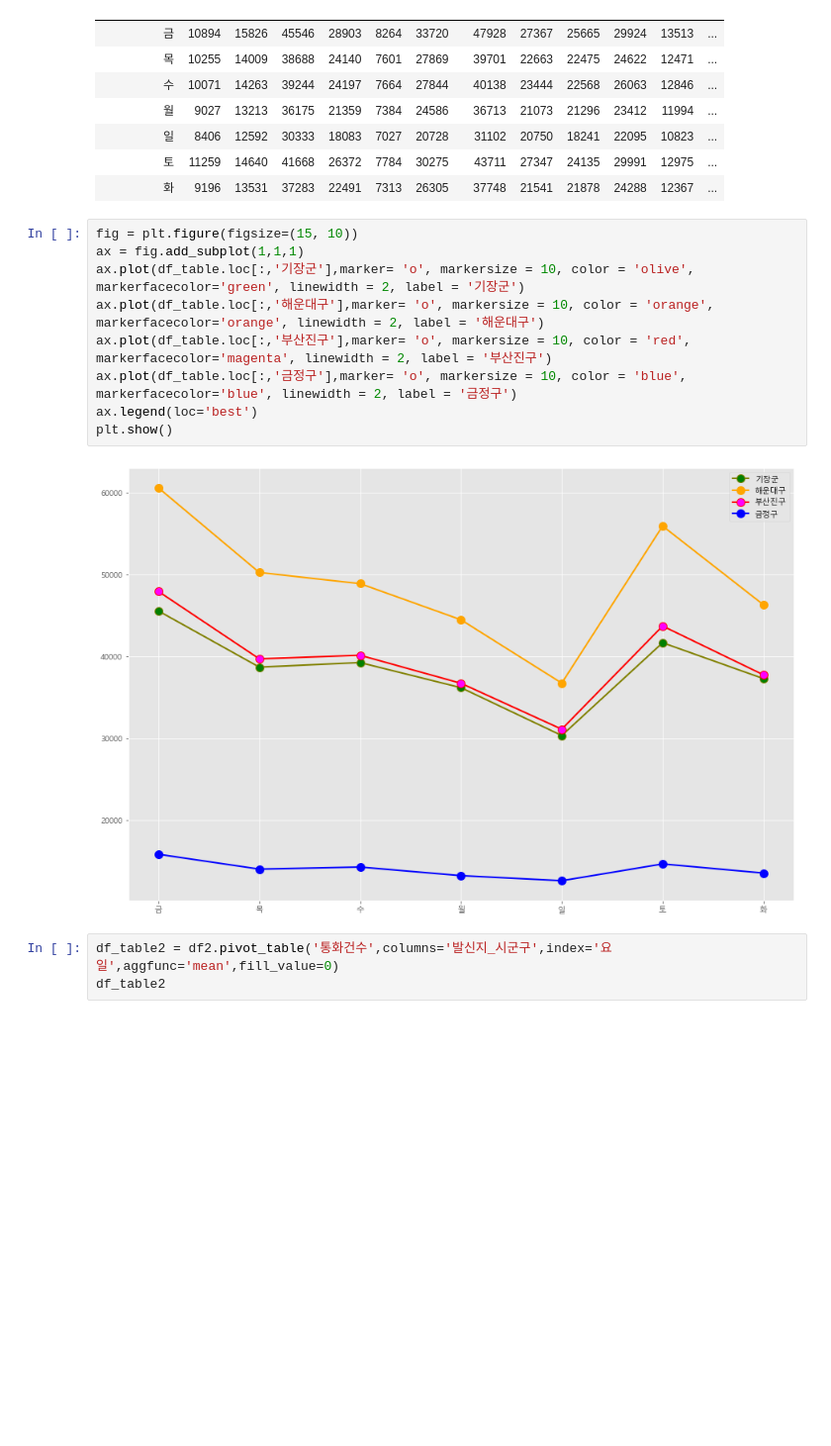
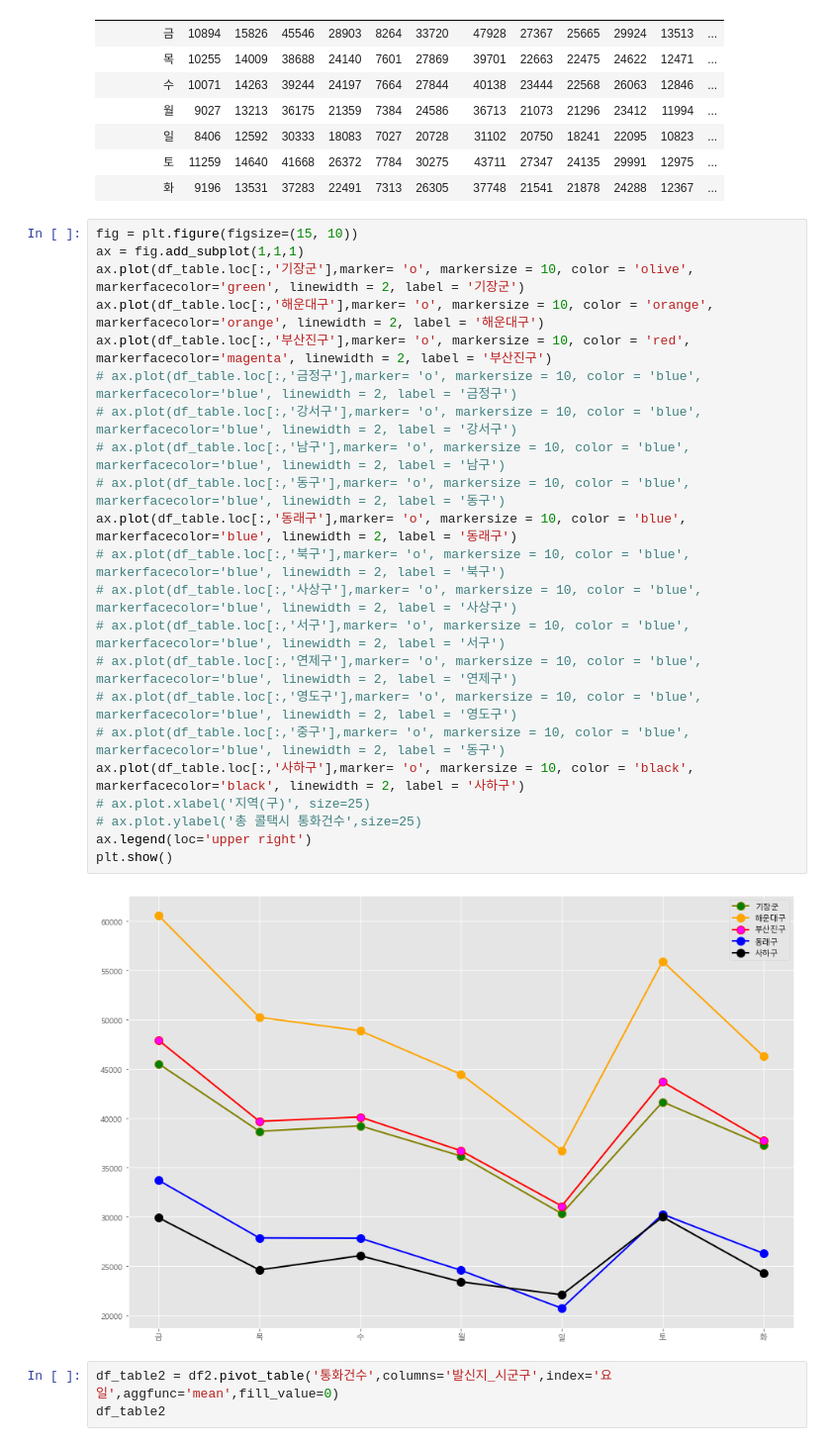
Before and after one commit to kim-juwan/bts, a Jupyter notebook: Untitled.ipynb, the cells around one changed output. Shown at 99% size. Cells and saved outputs as stored; diff of their text form; blank space fills up the shorter version.

```diff
--- a/Untitled.ipynb
+++ b/Untitled.ipynb
@@ -245,14 +245,27 @@ df_table
 # %%
 fig = plt.figure(figsize=(15, 10))
 ax = fig.add_subplot(1,1,1)
 ax.plot(df_table.loc[:,'기장군'],marker= 'o', markersize = 10, color = 'olive', markerfacecolor='green', linewidth = 2, label = '기장군')
 ax.plot(df_table.loc[:,'해운대구'],marker= 'o', markersize = 10, color = 'orange', markerfacecolor='orange', linewidth = 2, label = '해운대구')
 ax.plot(df_table.loc[:,'부산진구'],marker= 'o', markersize = 10, color = 'red', markerfacecolor='magenta', linewidth = 2, label = '부산진구')
-ax.plot(df_table.loc[:,'금정구'],marker= 'o', markersize = 10, color = 'blue', markerfacecolor='blue', linewidth = 2, label = '금정구')
-ax.legend(loc='best')
+# ax.plot(df_table.loc[:,'금정구'],marker= 'o', markersize = 10, color = 'blue', markerfacecolor='blue', linewidth = 2, label = '금정구')
+# ax.plot(df_table.loc[:,'강서구'],marker= 'o', markersize = 10, color = 'blue', markerfacecolor='blue', linewidth = 2, label = '강서구')
+# ax.plot(df_table.loc[:,'남구'],marker= 'o', markersize = 10, color = 'blue', markerfacecolor='blue', linewidth = 2, label = '남구')
+# ax.plot(df_table.loc[:,'동구'],marker= 'o', markersize = 10, color = 'blue', markerfacecolor='blue', linewidth = 2, label = '동구')
+ax.plot(df_table.loc[:,'동래구'],marker= 'o', markersize = 10, color = 'blue', markerfacecolor='blue', linewidth = 2, label = '동래구')
+# ax.plot(df_table.loc[:,'북구'],marker= 'o', markersize = 10, color = 'blue', markerfacecolor='blue', linewidth = 2, label = '북구')
+# ax.plot(df_table.loc[:,'사상구'],marker= 'o', markersize = 10, color = 'blue', markerfacecolor='blue', linewidth = 2, label = '사상구')
+# ax.plot(df_table.loc[:,'서구'],marker= 'o', markersize = 10, color = 'blue', markerfacecolor='blue', linewidth = 2, label = '서구')
+# ax.plot(df_table.loc[:,'연제구'],marker= 'o', markersize = 10, color = 'blue', markerfacecolor='blue', linewidth = 2, label = '연제구')
+# ax.plot(df_table.loc[:,'영도구'],marker= 'o', markersize = 10, color = 'blue', markerfacecolor='blue', linewidth = 2, label = '영도구')
+# ax.plot(df_table.loc[:,'중구'],marker= 'o', markersize = 10, color = 'blue', markerfacecolor='blue', linewidth = 2, label = '동구')
+ax.plot(df_table.loc[:,'사하구'],marker= 'o', markersize = 10, color = 'black', markerfacecolor='black', linewidth = 2, label = '사하구')
+# ax.plot.xlabel('지역(구)', size=25)
+# ax.plot.ylabel('총 콜택시 통화건수',size=25)
+ax.legend(loc='upper right')
 plt.show()
 # %% [output]
-[figure, old version]
+[figure, new version]
 # %%
 df_table2 = df2.pivot_table('통화건수',columns='발신지_시군구',index='요일',aggfunc='mean',fill_value=0)
 df_table2
```
